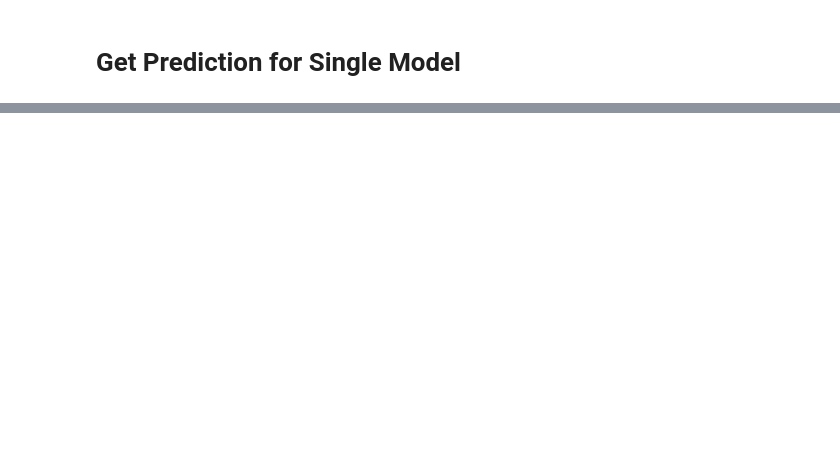
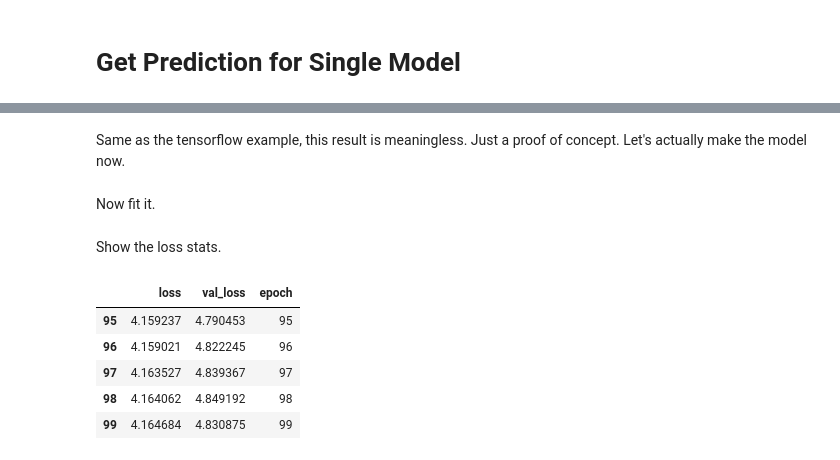
Before and after one commit to crdcamp/ml-learning-linear-regression, a Jupyter notebook: lin_reg_lab_to_tf.ipynb, the cells around one changed output, grey strips where cells are left out. Drawn from its saved outputs; the diff is of its cells as text; code cells hidden in the pictures; blank space fills up the shorter version.

```diff
--- a/lin_reg_lab_to_tf.ipynb
+++ b/lin_reg_lab_to_tf.ipynb
@@ -248,0 +249,2 @@ array([[-0.51292175],
+# %% [markdown]
+Same as the tensorflow example, this result is meaningless. Just a proof of concept. Let's actually make the model now.
@@ -248,0 +256,2 @@ array([[-0.51292175],
+# %% [markdown]
+Now fit it.
@@ -248,0 +266,13 @@ array([[-0.51292175],
+# %% [markdown]
+Show the loss stats.
+# %%
+hist = pd.DataFrame(history.history)
+hist["epoch"] = history.epoch
+hist.tail()
+# %% [output]
+|  | loss | val_loss | epoch |
+| 95 | 4.159237 | 4.790453 | 95 |
+| 96 | 4.159021 | 4.822245 | 96 |
+| 97 | 4.163527 | 4.839367 | 97 |
+| 98 | 4.164062 | 4.849192 | 98 |
+| 99 | 4.164684 | 4.830875 | 99 |
```
Also changed, not shown: parts of 7 cells of this notebook.
